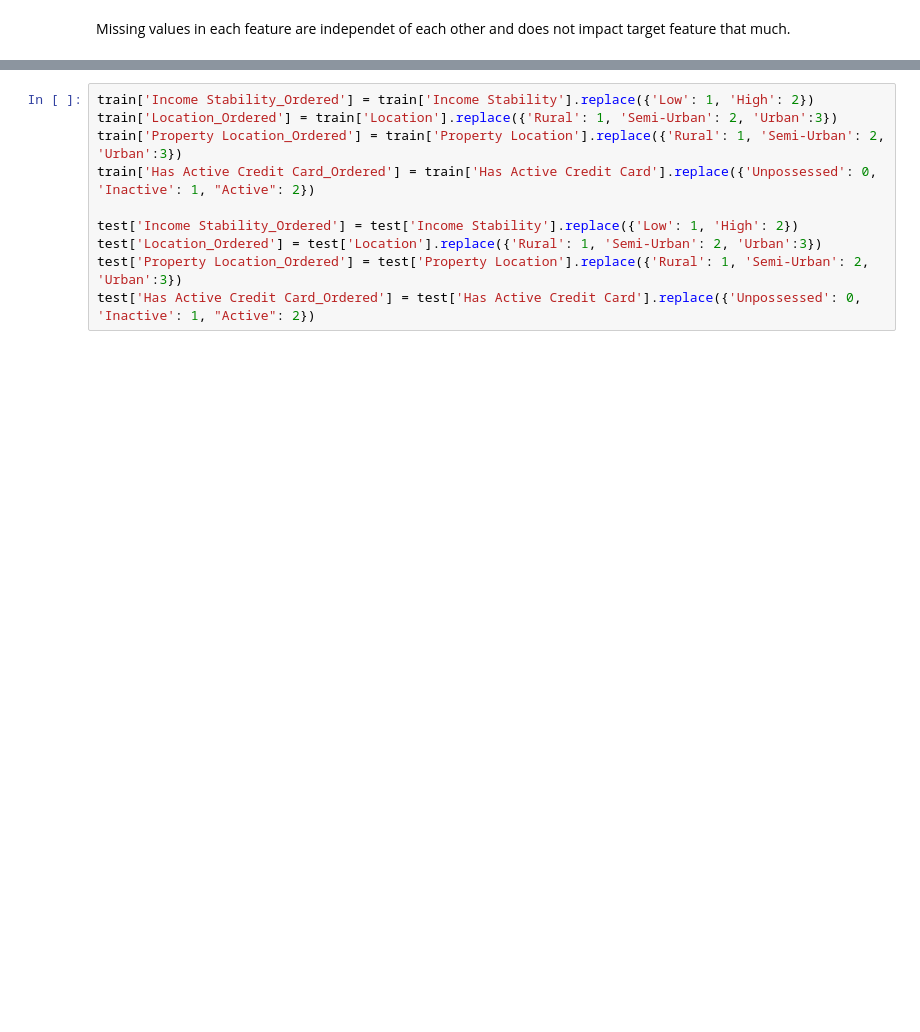
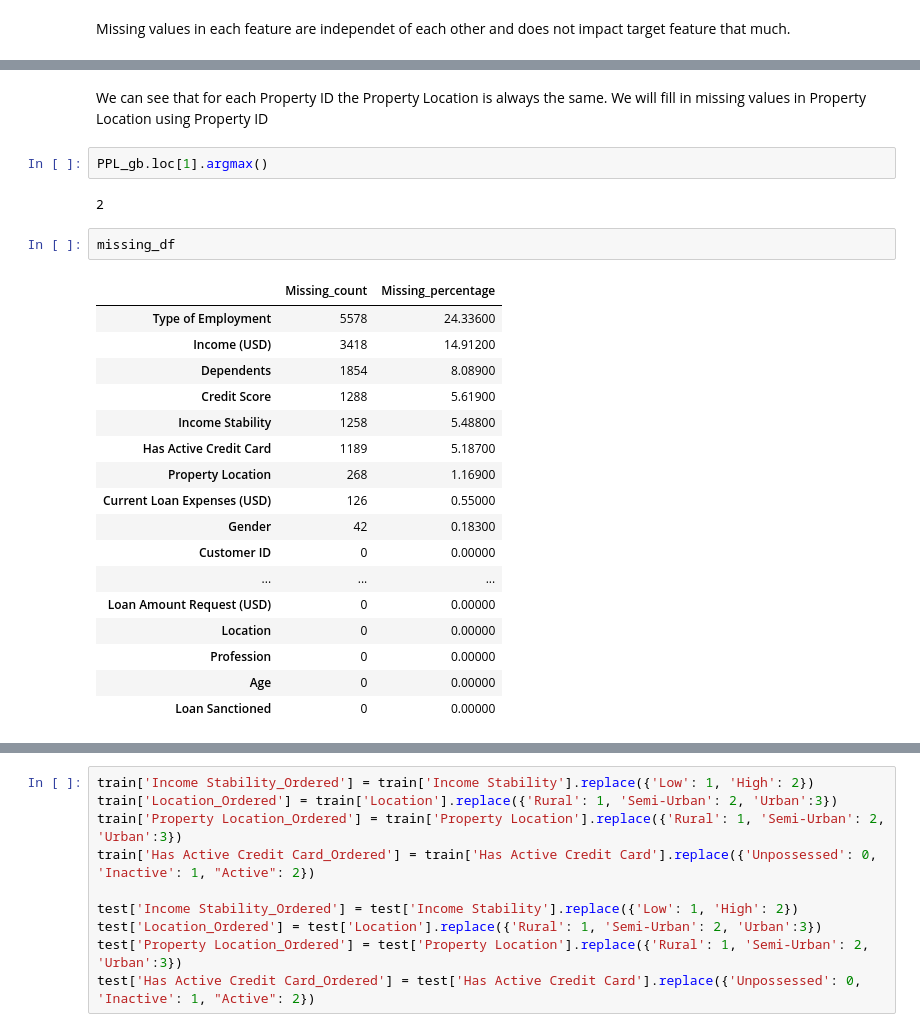
Before and after one commit to shoabahamed/kaggle_notebooks, a Jupyter notebook: classification_regression.ipynb, the cells around one changed output, grey strips where cells are left out. Saved outputs shown, nothing was run; the diff lists cells and outputs as text; blank space fills up the shorter version.

```diff
--- a/classification_regression.ipynb
+++ b/classification_regression.ipynb
@@ -1285,0 +1293,26 @@ normally we will fit transform the train and use only transform(based on the val
+# %% [markdown]
+We can see that for each Property ID the Property Location is always the same. We will fill in missing values in Property Location using Property ID
+# %%
+PPL_gb.loc[1].argmax()
+# %% [output]
+2
+# %%
+missing_df
+# %% [output]
+|  | Missing_count | Missing_percentage |
+| Type of Employment | 5578 | 24.33600 |
+| Income (USD) | 3418 | 14.91200 |
+| Dependents | 1854 | 8.08900 |
+| Credit Score | 1288 | 5.61900 |
+| Income Stability | 1258 | 5.48800 |
+| Has Active Credit Card | 1189 | 5.18700 |
+| Property Location | 268 | 1.16900 |
+| Current Loan Expenses (USD) | 126 | 0.55000 |
+| Gender | 42 | 0.18300 |
+| Customer ID | 0 | 0.00000 |
+| ... | ... | ... |
+| Loan Amount Request (USD) | 0 | 0.00000 |
+| Location | 0 | 0.00000 |
+| Profession | 0 | 0.00000 |
+| Age | 0 | 0.00000 |
+| Loan Sanctioned | 0 | 0.00000 |
```
Also changed, not shown: parts of 81 cells of this notebook.
